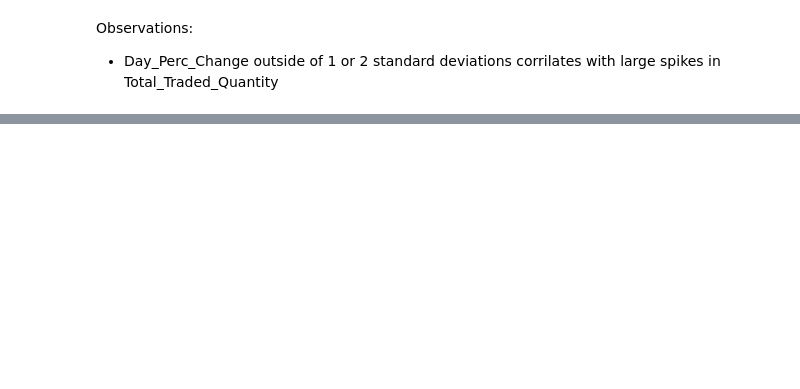
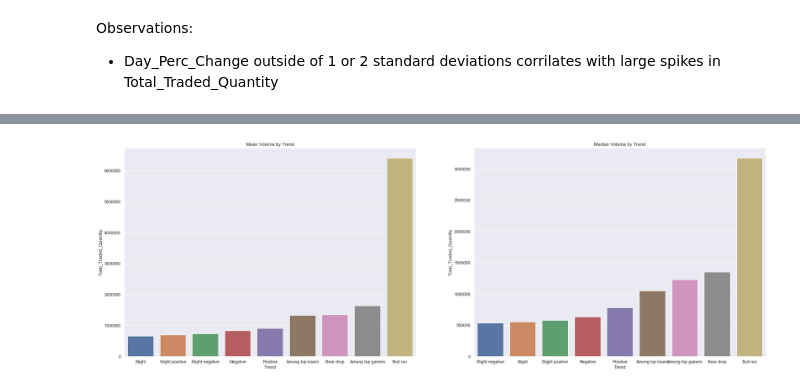
Before and after one commit to JamesMcGuigan/aspiration-ai-internship, a Jupyter notebook: python3/module_2/module_2.ipynb, the cells around one changed output, grey strips where cells are left out. Drawn from its saved outputs; the diff is of its cells as text; code cells hidden in the pictures; blank space fills up the shorter version.

```diff
--- a/python3/module_2/module_2.ipynb
+++ b/python3/module_2/module_2.ipynb
@@ -142,0 +175,12 @@ Observations:
+# %%
+volume_by_trend = dataframe.groupby('Trend', as_index=False)['Total_Traded_Quantity']
+# %%
+fig, axes = pyplot.subplots(figsize=(30, 10), nrows=1, ncols=2)
+
+axes[0].set_title("Mean Volume by Trend")
+sns.barplot(ax=axes[0], x='Trend', y='Total_Traded_Quantity', data=volume_by_trend.mean().sort_values('Total_Traded_Quantity'));
+
+axes[1].set_title("Median Volume by Trend")
+sns.barplot(ax=axes[1], x='Trend', y='Total_Traded_Quantity', data=volume_by_trend.median().sort_values('Total_Traded_Quantity'));
+# %% [output]
+[figure, added]
```
Also changed, not shown: parts of 12 cells of this notebook.
